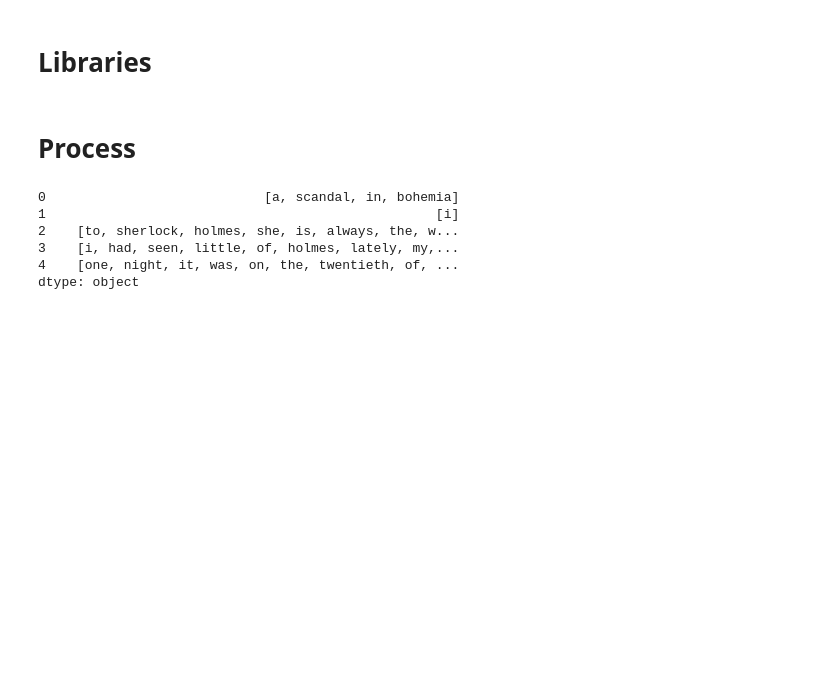
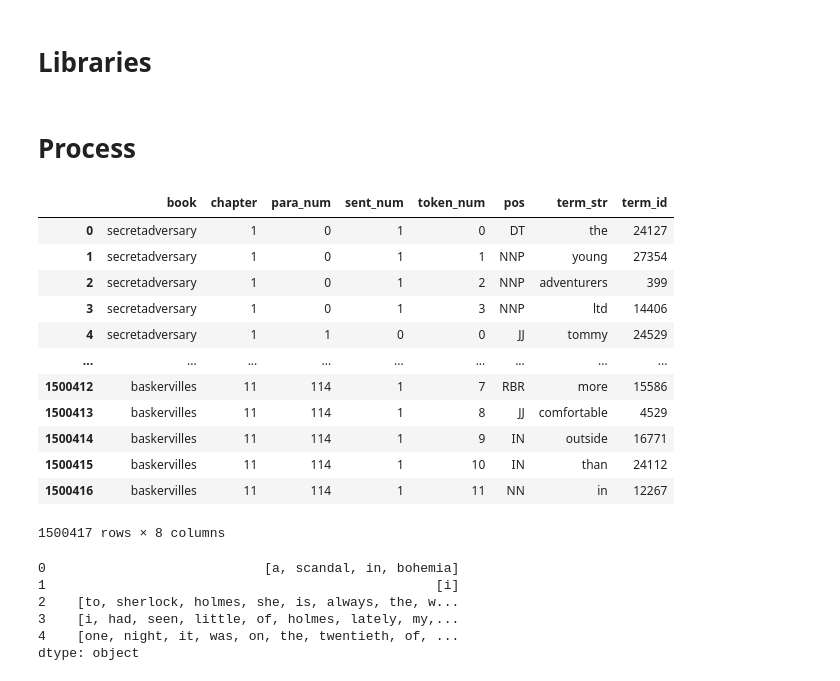
Before and after one commit to ontoligent/DS5001-2023-01-R, a Jupyter notebook: lessons/M09_WordEmbedding/M09_02_PMI_SVD.ipynb, the cells around one changed output. Cells and saved outputs as stored; diff of their text form; code cells hidden in the pictures; blank space fills up the shorter version.

```diff
--- a/lessons/M09_WordEmbedding/M09_02_PMI_SVD.ipynb
+++ b/lessons/M09_WordEmbedding/M09_02_PMI_SVD.ipynb
@@ -26,5 +34,21 @@ import scipy as sp
 # %%
 TOKENS = pd.read_csv(f'{data_in}/{data_prefix}-TOKENS.csv')
+# %%
+TOKENS
+# %% [output]
+|  | book | chapter | para_num | sent_num | token_num | pos | term_str | term_id |
+| 0 | secretadversary | 1 | 0 | 1 | 0 | DT | the | 24127 |
+| 1 | secretadversary | 1 | 0 | 1 | 1 | NNP | young | 27354 |
+| 2 | secretadversary | 1 | 0 | 1 | 2 | NNP | adventurers | 399 |
+| 3 | secretadversary | 1 | 0 | 1 | 3 | NNP | ltd | 14406 |
+| 4 | secretadversary | 1 | 1 | 0 | 0 | JJ | tommy | 24529 |
+| ... | ... | ... | ... | ... | ... | ... | ... | ... |
+| 1500412 | baskervilles | 11 | 114 | 1 | 7 | RBR | more | 15586 |
+| 1500413 | baskervilles | 11 | 114 | 1 | 8 | JJ | comfortable | 4529 |
+| 1500414 | baskervilles | 11 | 114 | 1 | 9 | IN | outside | 16771 |
+| 1500415 | baskervilles | 11 | 114 | 1 | 10 | IN | than | 24112 |
+| 1500416 | baskervilles | 11 | 114 | 1 | 11 | NN | in | 12267 |
+1500417 rows × 8 columns
 # %%
 PARAS = TOKENS.groupby(BAG).apply(lambda x: x.term_str.tolist()).reset_index(drop=True)#.to_frame()
 # %%
```
Also changed, not shown: parts of 16 cells of this notebook, 2 other files.
